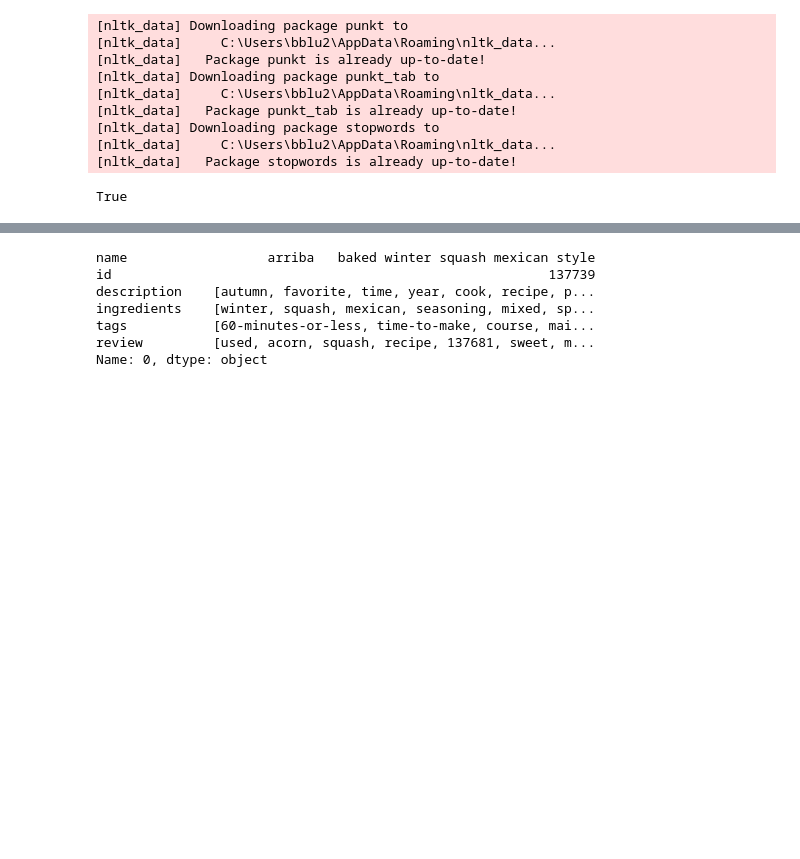
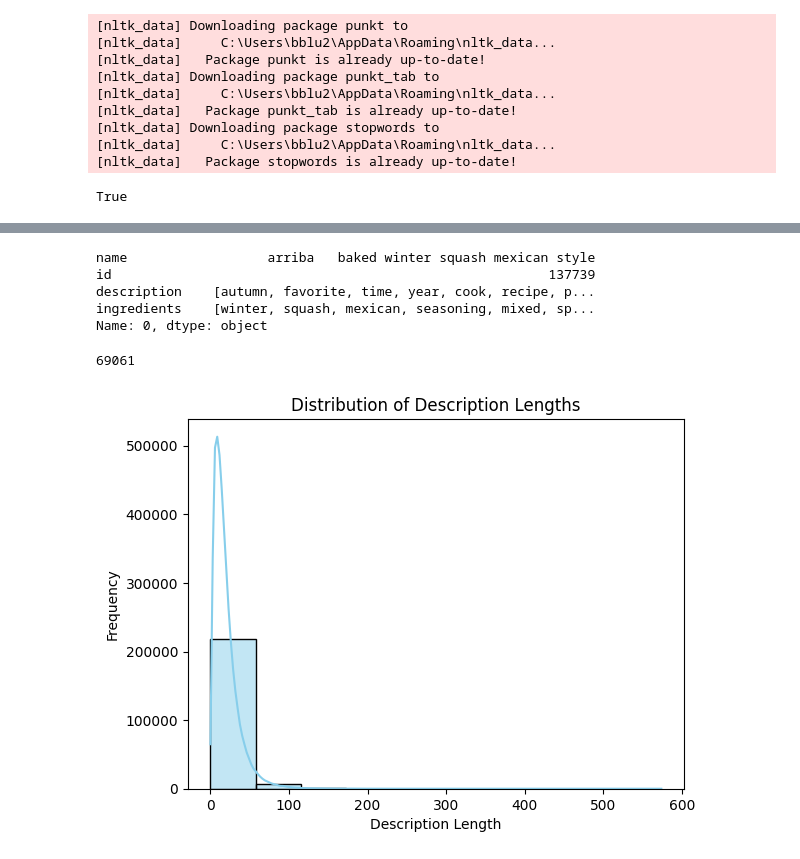
Before and after one commit to EdwardLinS/CSE158-BryanEdwardJesse, a Jupyter notebook: assignment2FoodModel.ipynb, the cells around one changed output, grey strips where cells are left out. Cells and saved outputs as stored; diff of their text form; code cells hidden in the pictures; blank space fills up the shorter version.

```diff
--- a/assignment2FoodModel.ipynb
+++ b/assignment2FoodModel.ipynb
@@ -80,2 +56,2 @@ dfInteractionsNewNew = pd.DataFrame(combinedReviewsList, columns=["id", "review"
 # %%
-dfRecipesNew = dfRecipes[['name', 'id', 'description', 'ingredients', 'tags']]
+dfRecipesNew = dfRecipes[['name', 'id', 'description', 'ingredients']]
@@ -84 +58,3 @@ merged_df = pd.merge(dfRecipesNew, dfInteractionsNewNew, on='id', how='inner')
+# %%
+df = dfRecipesNew
 # %%
@@ -121,10 +91,11 @@ merged_df['tags'] = merged_df.tags.transform(preprocesslist)
+# %%
+df['description'] = df.description.transform(preprocess)
+df['ingredients'] = df.ingredients.transform(preprocesslist)
 # %%
-merged_df.iloc[0]
+df.iloc[0]
 # %% [output]
 name                  arriba   baked winter squash mexican style
 id                                                        137739
 description    [autumn, favorite, time, year, cook, recipe, p...
 ingredients    [winter, squash, mexican, seasoning, mixed, sp...
-tags           [60-minutes-or-less, time-to-make, course, mai...
-review         [used, acorn, squash, recipe, 137681, sweet, m...
 Name: 0, dtype: object
@@ -130,0 +107,14 @@ Name: 0, dtype: object
+# %%
+len(description_word_count)
+# %% [output]
+69061
+# %%
+df['Description_Length'] = df['description'].str.len()
+
+sns.histplot(data=df, x='Description_Length', bins=10, kde=True, color='skyblue')
+plt.title('Distribution of Description Lengths')
+plt.xlabel('Description Length')
+plt.ylabel('Frequency')
+plt.show()
+# %% [output]
+[figure, added]
```
Also changed, not shown: parts of 32 cells of this notebook.
